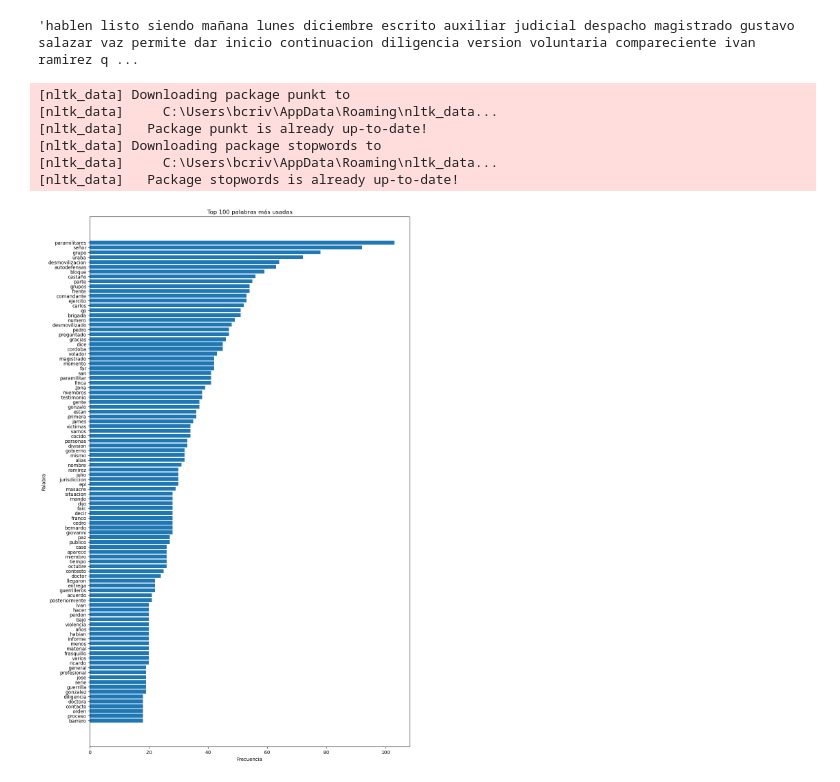
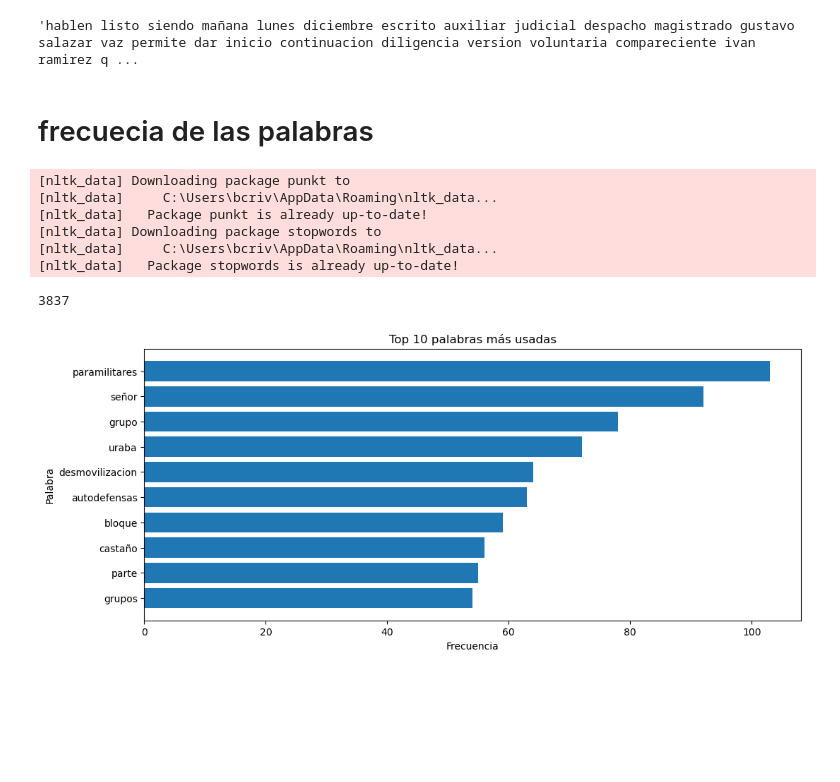
Before and after one commit to briveros23/Redes_sociales, a Jupyter notebook: notebook/Taller 4.ipynb, the cells around one changed output. Saved outputs shown, nothing was run; the diff lists cells and outputs as text; code cells hidden in the pictures; blank space fills up the shorter version.

```diff
--- a/notebook/Taller 4.ipynb
+++ b/notebook/Taller 4.ipynb
@@ -137,6 +136,8 @@ subtitulos_caso_6_1 = eliminar_stop_words(subtitulos_caso_6_1,stop_words)
 subtitulos_caso_6_1
 # %% [output]
 'hablen listo siendo mañana lunes diciembre escrito auxiliar judicial despacho magistrado gustavo salazar vaz permite dar inicio continuacion diligencia version voluntaria compareciente ivan ramirez q ...
+# %% [markdown]
+# frecuecia de las palabras
 # %%
 import matplotlib.pyplot as plt
 from collections import Counter
@@ -149,34 +150,36 @@ def plot_top_words(text, num_words=100):
     '''Genera un gráfico de barras con las palabras más comunes en un texto luego de ser limpiado y tokenizado.'''
     # separar el texto en palabras
     words = text.split(' ')
     words = [word.lower() for word in words if word.isalpha()]
     # Contar la frecuencia de cada palabra
     word_freq = Counter(words)
+    print(len(word_freq))
 
     # Obtener las palabras más comunes
     top_words = word_freq.most_common(num_words)
-    print(top_words.)
+
     # Preparar datos para el gráfico
     words, freq = zip(*top_words)
 
     # Crear el gráfico de barras
-    plt.figure(figsize=(12, 20))
+    plt.figure(figsize=(12, 5))
     plt.barh(range(len(words)), freq, align='center')
     plt.yticks(range(len(words)), words)
     plt.gca().invert_yaxis()  # Invertir el eje y para que las palabras más comunes estén en la parte superior
     plt.xlabel('Frecuencia')
     plt.ylabel('Palabra')
     plt.title(f'Top {num_words} palabras más usadas')
     plt.show()
 
 
 # Generar el gráfico
-plot_top_words(subtitulos_caso_6_1,100)
+plot_top_words(subtitulos_caso_6_1,10)
 # %% [output]
 [nltk_data] Downloading package punkt to
 [nltk_data]     C:\Users\bcriv\AppData\Roaming\nltk_data...
 [nltk_data]   Package punkt is already up-to-date!
 [nltk_data] Downloading package stopwords to
 [nltk_data]     C:\Users\bcriv\AppData\Roaming\nltk_data...
 [nltk_data]   Package stopwords is already up-to-date!
+3837
-[figure, old version]
+[figure, new version]
```
Also changed, not shown: parts of 1 cell of this notebook, 1 other file.
